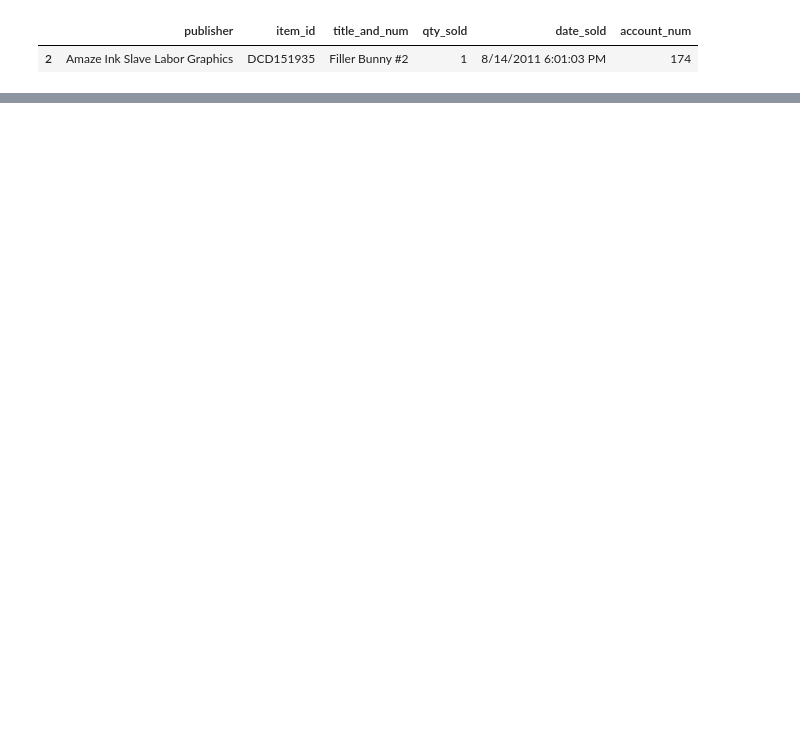
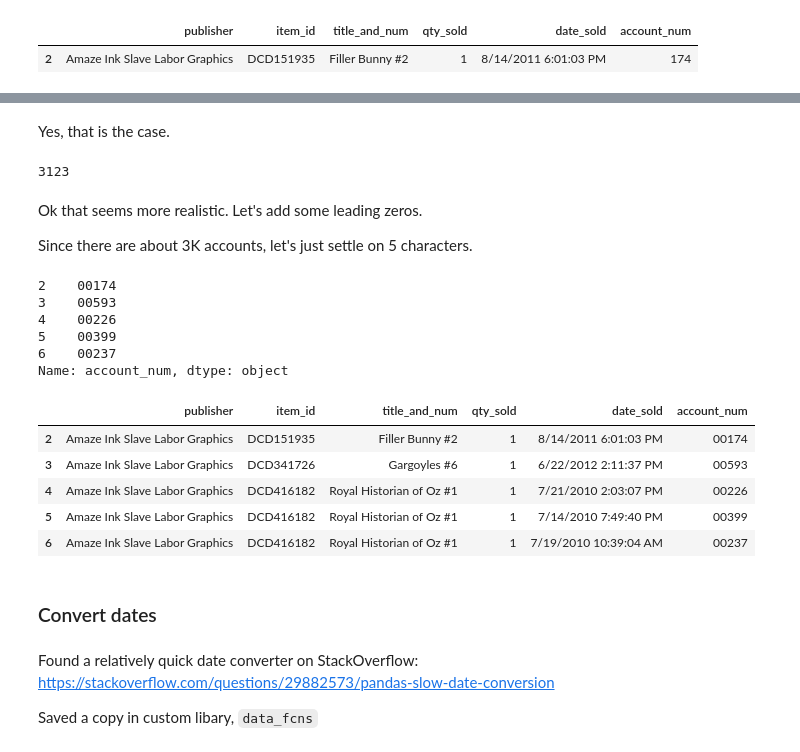
Before and after one commit to werlindo/comics_rx, a Jupyter notebook: comics_rx-data_prep.ipynb, the cells around one changed output, grey strips where cells are left out. Drawn from its saved outputs; the diff is of its cells as text; code cells hidden in the pictures; blank space fills up the shorter version.

```diff
--- a/comics_rx-data_prep.ipynb
+++ b/comics_rx-data_prep.ipynb
@@ -185,0 +243,37 @@ trans_df.head(1)
+# %% [markdown]
+Yes, that is the case.
+# %%
+trans_df['account_num'].astype(int).max()
+# %% [output]
+3123
+# %% [markdown]
+Ok that seems more realistic. Let's add some leading zeros.
+
+Since there are about 3K accounts, let's just settle on 5 characters.
+# %%
+trans_df['account_num'] = trans_df['account_num'].str.zfill(5)
+
+trans_df['account_num'].head()
+# %% [output]
+2    00174
+3    00593
+4    00226
+5    00399
+6    00237
+Name: account_num, dtype: object
+# %%
+trans_df.head()
+# %% [output]
+|  | publisher | item_id | title_and_num | qty_sold | date_sold | account_num |
+| 2 | Amaze Ink Slave Labor Graphics | DCD151935 | Filler Bunny #2 | 1 | 8/14/2011 6:01:03 PM | 00174 |
+| 3 | Amaze Ink Slave Labor Graphics | DCD341726 | Gargoyles #6 | 1 | 6/22/2012 2:11:37 PM | 00593 |
+| 4 | Amaze Ink Slave Labor Graphics | DCD416182 | Royal Historian of Oz #1 | 1 | 7/21/2010 2:03:07 PM | 00226 |
+| 5 | Amaze Ink Slave Labor Graphics | DCD416182 | Royal Historian of Oz #1 | 1 | 7/14/2010 7:49:40 PM | 00399 |
+| 6 | Amaze Ink Slave Labor Graphics | DCD416182 | Royal Historian of Oz #1 | 1 | 7/19/2010 10:39:04 AM | 00237 |
+# %% [markdown]
+### Convert dates
+# %% [markdown]
+Found a relatively quick date converter on StackOverflow:
+https://stackoverflow.com/questions/29882573/pandas-slow-date-conversion
+
+Saved a copy in custom libary, `data_fcns`
```
Also changed, not shown: parts of 20 cells of this notebook, 1 other file.
